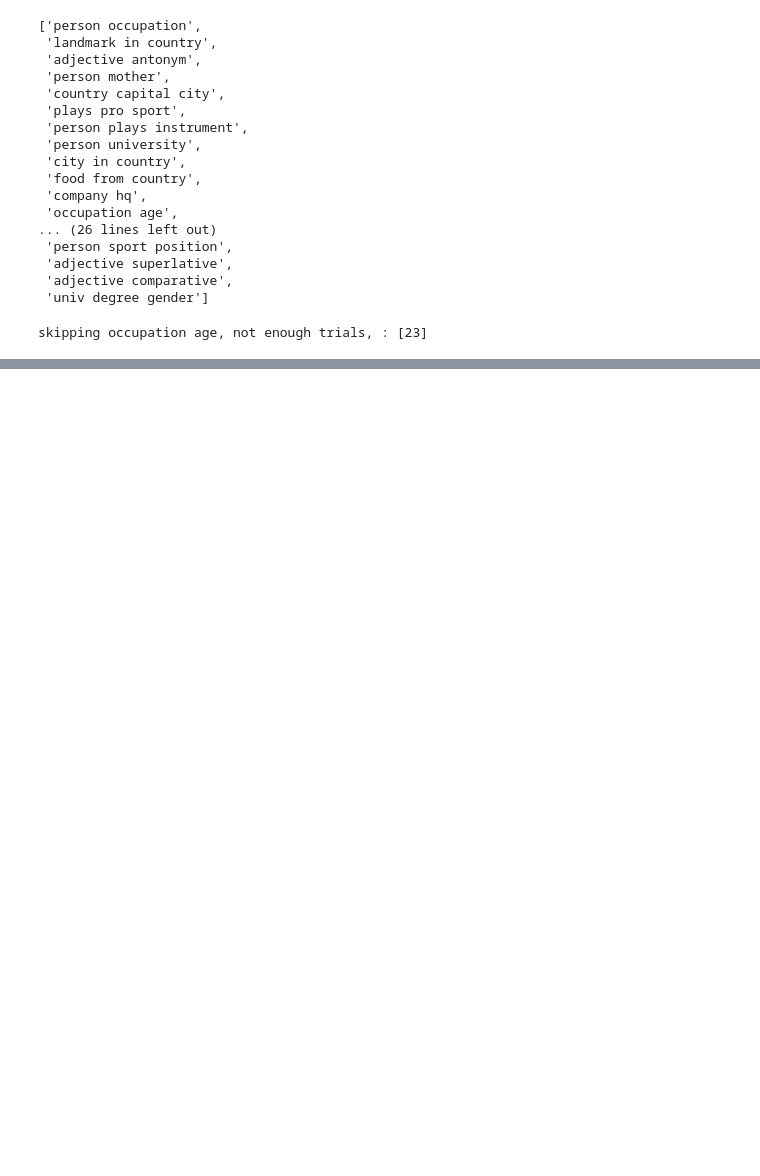
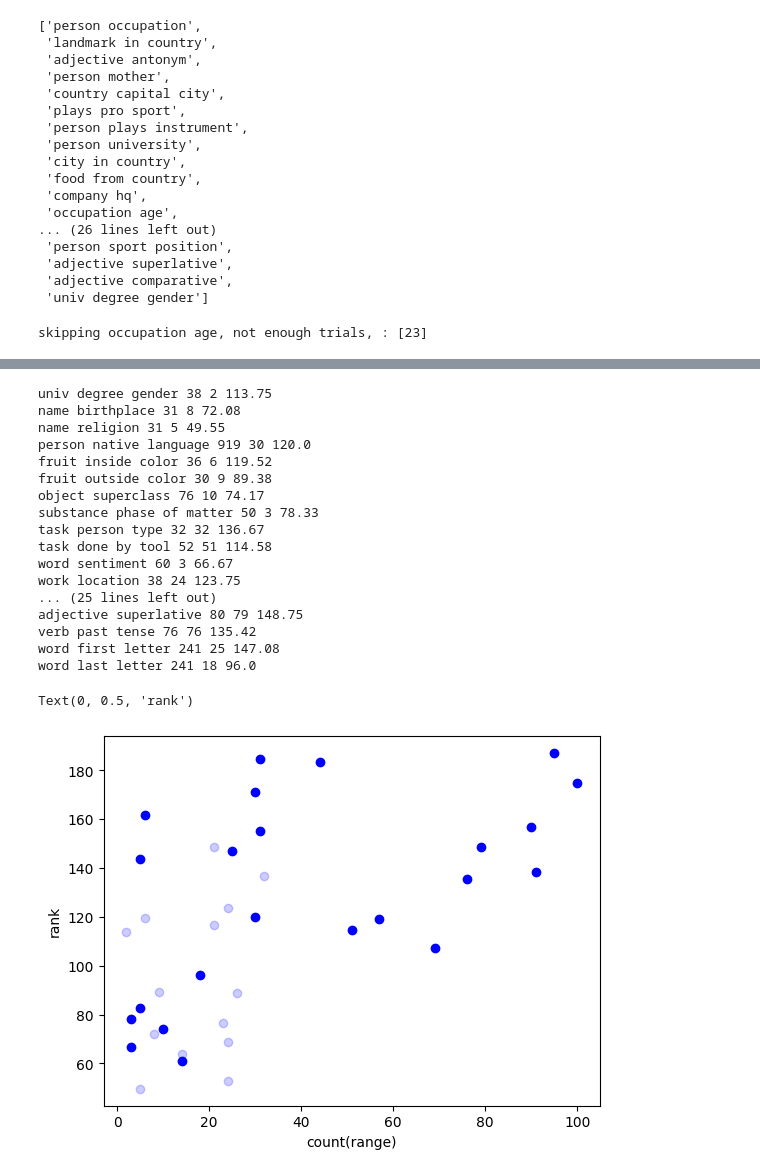
Before and after one commit to evandez/relations, a Jupyter notebook: notebooks/figures/rank.ipynb, the cells around one changed output, grey strips where cells are left out. Cells and saved outputs as stored; diff of their text form; code cells hidden in the pictures; blank space fills up the shorter version.

Commit message:
rank table >> saving the results, checking if rank has any correlation with the number of options

```diff
--- a/notebooks/figures/rank.ipynb
+++ b/notebooks/figures/rank.ipynb
@@ -79,17 +79,23 @@ skipping occupation age, not enough trials, : [23]
 ##################
 beta = 0.4000000059604645
 ###################
+beta = None
 # %%
 table = []
+dataset = data.load_dataset()
 
 for relation_name, sweep_result in filtered_results.items():
     efficacy_hparams = sweep_result.best_by_efficacy(beta=beta)
+    relation = dataset.filter(
+        relation_names=[relation_name]
+    )[0]
     table.append({
         "relation": relation_name,
         "recall": f"{efficacy_hparams.recall.mean: .2f} ± {efficacy_hparams.recall.stdev: .2f}",
         "beta": f"{efficacy_hparams.beta.mean: .2f} ± {efficacy_hparams.beta.stdev: .2f}",
         "efficacy": f"{efficacy_hparams.efficacy.mean: .2f} ± {efficacy_hparams.efficacy.stdev: .2f}",
         "rank": f"{efficacy_hparams.rank.mean: .2f} ± {efficacy_hparams.rank.stdev: .2f}",
+        "n_range": f"{len(relation.range)}",
     })
 # %%
 sorted_table = sorted(table, key=lambda x: x["efficacy"], reverse=True)
@@ -116,0 +125,39 @@ print(df.to_markdown(index = False, tablefmt="github"))
+# %%
+ranks = [float(rank.split("±")[0].strip()) for rank in df["rank"]]
+n_range = [int(rng) for rng in df["n_range"].values]
+
+for results in table:
+    rank = float(results["rank"].split("±")[0].strip())
+    rng = int(results["n_range"])
+    relation = dataset.filter(
+        relation_names=[results["relation"]]
+    )[0]
+    print(relation.name, len(relation.samples), rng, rank)
+    if(rng < 140):
+        alpha = 1
+        if len(relation.samples) < 40:
+            alpha = 0.2
+        plt.scatter(rng, rank, color="blue", alpha=alpha)
+
+plt.xlabel("count(range)")
+plt.ylabel("rank")
+# %% [output]
+univ degree gender 38 2 113.75
+name birthplace 31 8 72.08
+name religion 31 5 49.55
+person native language 919 30 120.0
+fruit inside color 36 6 119.52
+fruit outside color 30 9 89.38
+object superclass 76 10 74.17
+substance phase of matter 50 3 78.33
+task person type 32 32 136.67
+task done by tool 52 51 114.58
+word sentiment 60 3 66.67
+work location 38 24 123.75
+... (25 lines left out)
+adjective superlative 80 79 148.75
+verb past tense 76 76 135.42
+word first letter 241 25 147.08
+word last letter 241 18 96.0
+Text(0, 0.5, 'rank')
+[figure, added]
```
Also changed, not shown: parts of 1 cell of this notebook.
